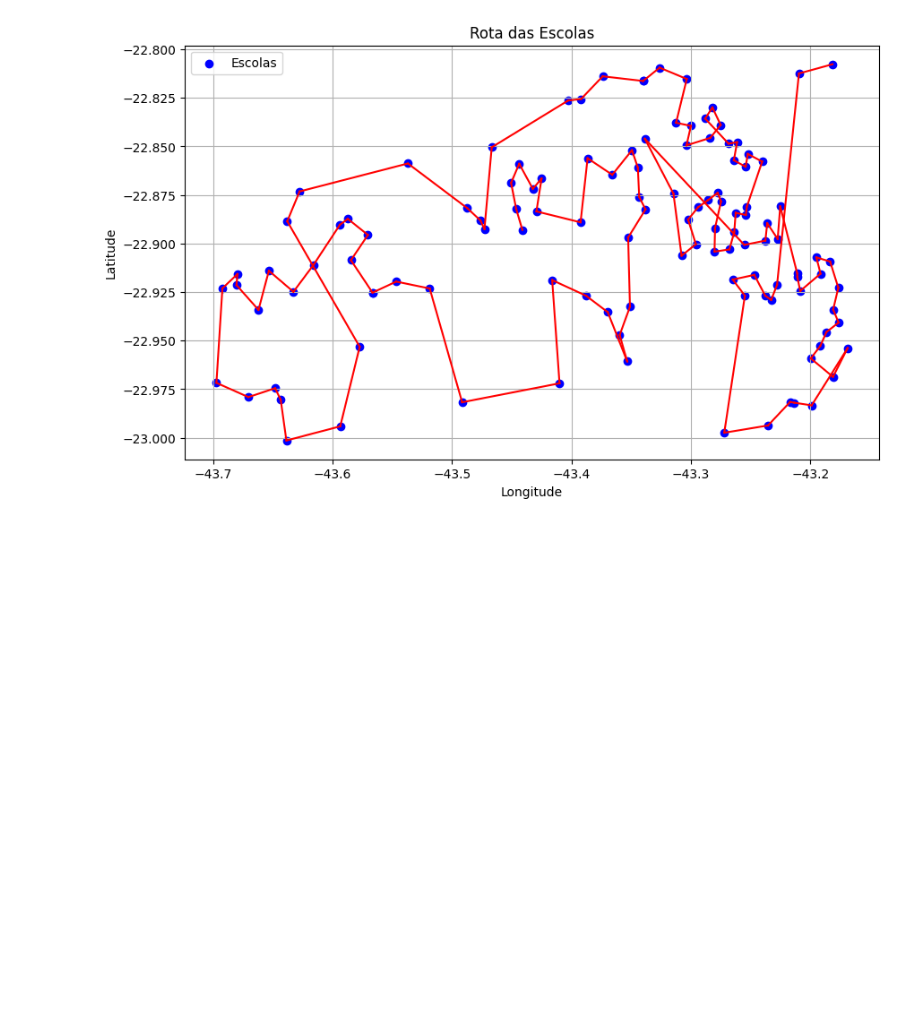
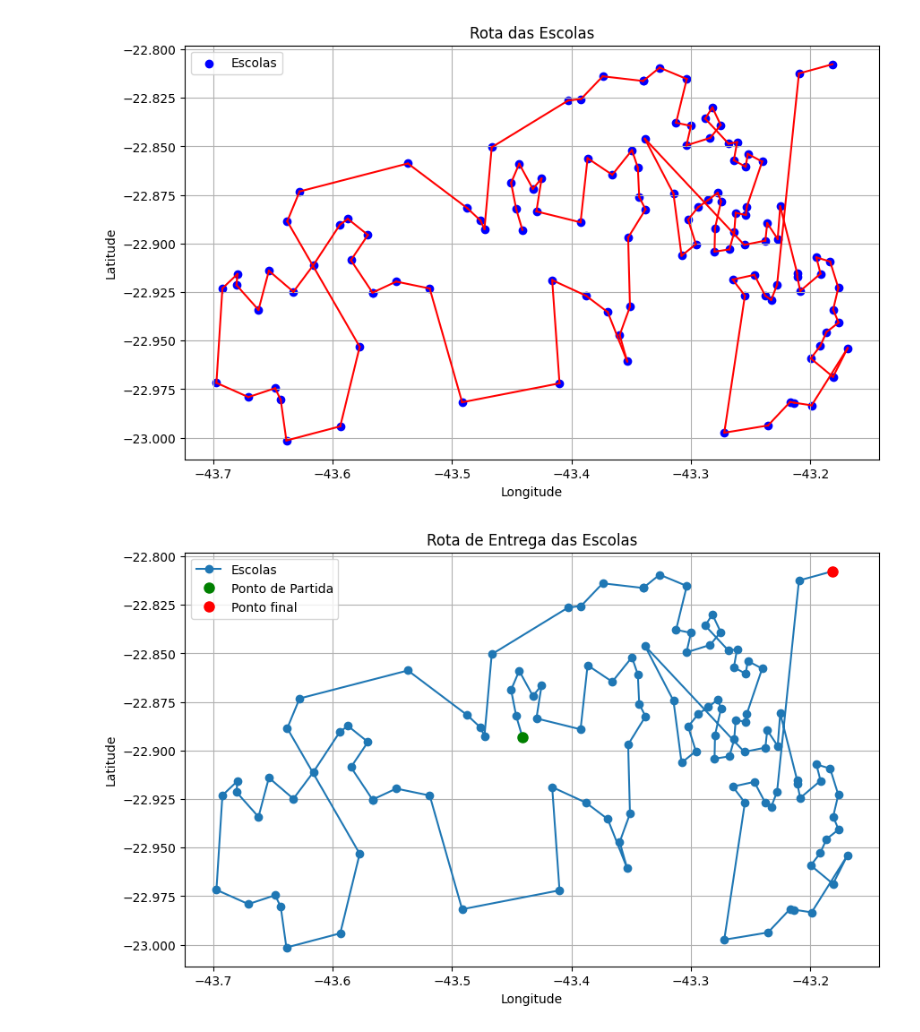
Before and after one commit to wpfaltz/Projeto_Pandas_Numpy, a Jupyter notebook: proj_final.ipynb, the cells around one changed output. Drawn from its saved outputs; the diff is of its cells as text; code cells hidden in the pictures; blank space fills up the shorter version.

Commit message:
feat-second-option-plot-routes

```diff
--- a/proj_final.ipynb
+++ b/proj_final.ipynb
@@ -481,3 +483,16 @@ plt.savefig('rota_escolas.png', bbox_inches='tight', pad_inches=0.1)  # Ajuste d
 plt.show()
 # %% [output]
 [figure]
+# %%
+plt.figure(figsize=(10, 6))
+plt.plot(df_final['longitude'], df_final['latitude'], marker='o', label='Escolas', linestyle='-')
+plt.plot(df_final['longitude'][0], df_final['latitude'][0], marker='o', markersize=8, label='Ponto de Partida', linestyle='None', color='green')
+plt.plot(df_final['longitude'][119], df_final['latitude'][119], marker='o', markersize=8, label='Ponto final', linestyle='None', color='red')
+plt.title('Rota de Entrega das Escolas')
+plt.xlabel('Longitude')
+plt.ylabel('Latitude')
+plt.legend()
+plt.grid(True)
+plt.show()
+# %% [output]
+[figure, added]
```
Also changed, not shown: parts of 2 cells of this notebook, 1 other file.
